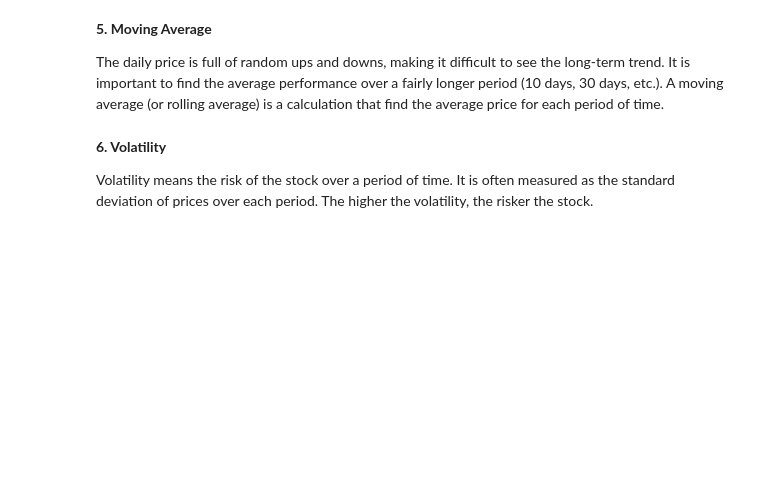
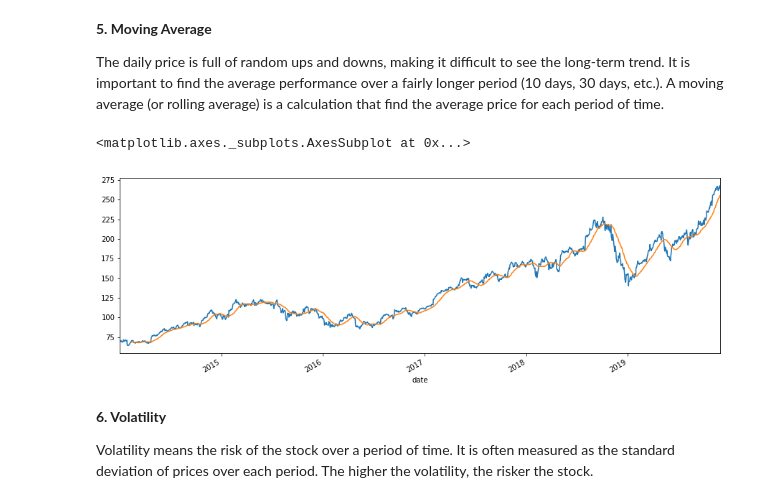
Before and after one commit to ch00226855/CMP464-Fall2019, a Jupyter notebook: Week15_TimeSeries.ipynb, the cells around one changed output. Drawn from its saved outputs; the diff is of its cells as text; code cells hidden in the pictures; blank space fills up the shorter version.

```diff
--- a/Week15_TimeSeries.ipynb
+++ b/Week15_TimeSeries.ipynb
@@ -203,3 +402,7 @@ aapl['adjClose'].plot(figsize=(15, 5))
 
 - Abosolute daily change is the difference between open and close.
 - Relative daily change is ratio of absolute daily change and the open price, converted to a percentage. This is especially helpful if you want to compare the daily price change in multiple stocks.
+# %%
+aapl['DailyChange'] = aapl['adjClose'] - aapl['adjOpen']
+aapl['DailyChangePercent'] = aapl['DailyChange'] / aapl['adjOpen'] * 100
+aapl.head()
@@ -207,3 +418,11 @@ aapl['adjClose'].plot(figsize=(15, 5))
 **3. Day-To-Day Change**
 
 The open price does not necessarily coincide with the previous close price, possibly due to change of price expections over night. Thus it is helpful to calculate percent changes of each close price over the previous close price.
+# %%
+# get the closing price of the last day
+aapl['adjCloseYesterday'] = aapl.shift(1)['adjClose']
+aapl['DayToDayChange'] = aapl['adjClose'] - aapl['adjCloseYesterday']
+aapl['DayToDayChangePercent'] = aapl['DayToDayChange'] / aapl['adjClose'] * 100
+# aapl = aapl.drop(["adjCloseYesterday", "DayToDayChange"], axis=1)
+aapl.drop(["adjCloseYesterday", "DayToDayChange"], axis=1, inplace=True)
+aapl.head()
@@ -211,3 +447,28 @@ The open price does not necessarily coincide with the previous close price, poss
 **4. Monthly Performance**
 
 For long-term investors, they may prefer monthly performance data. Create a new data frame containing adjOpen, adjHigh, adjLow, adjClose, and adjVolume for each month between 2014 and 2019.
+# %%
+# adjOpen of a month is the adjOpen of the first day of that month
+aapl['Year'] = aapl.index.year
+aapl['Month'] = aapl.index.month
+groups = aapl.groupby(by=['Year', 'Month'])
+# groups.apply(lambda x: x.sort_index().first())
+monthly_data = groups['adjOpen'].first()
+# for idx, group in groups:
+#     print(idx)
+#     print(group.sort_index().loc[0])
+# aapl.head()
+monthly_data = monthly_data.to_frame("adjOpen")
+
+# adjHigh of a month
+monthly_data['adjHigh'] = groups['adjHigh'].max()
+
+# adjLow of a month
+monthly_data['adjLow'] = groups['adjLow'].min()
+
+# adjClose
+monthly_data['adjClose'] = groups['adjClose'].last()
+
+# adjVolume
+monthly_data['adjVolume'] = groups['adjVolume'].sum()
+monthly_data.head()
@@ -215,6 +484,15 @@ For long-term investors, they may prefer monthly performance data. Create a new
 **5. Moving Average**
 
 The daily price is full of random ups and downs, making it difficult to see the long-term trend. It is important to find the average performance over a fairly longer period (10 days, 30 days, etc.). A moving average (or rolling average) is a calculation that find the average price for each period of time.
+# %%
+moving_avg = aapl.rolling(30).mean()
+# %%
+plt.figure(figsize=(15, 5))
+aapl['adjClose'].plot()
+moving_avg['adjClose'].plot()
+# %% [output]
+<matplotlib.axes._subplots.AxesSubplot at 0x...>
+[figure, added]
 # %% [markdown]
 **6. Volatility**
 
```
Also changed, not shown: parts of 58 cells of this notebook.
